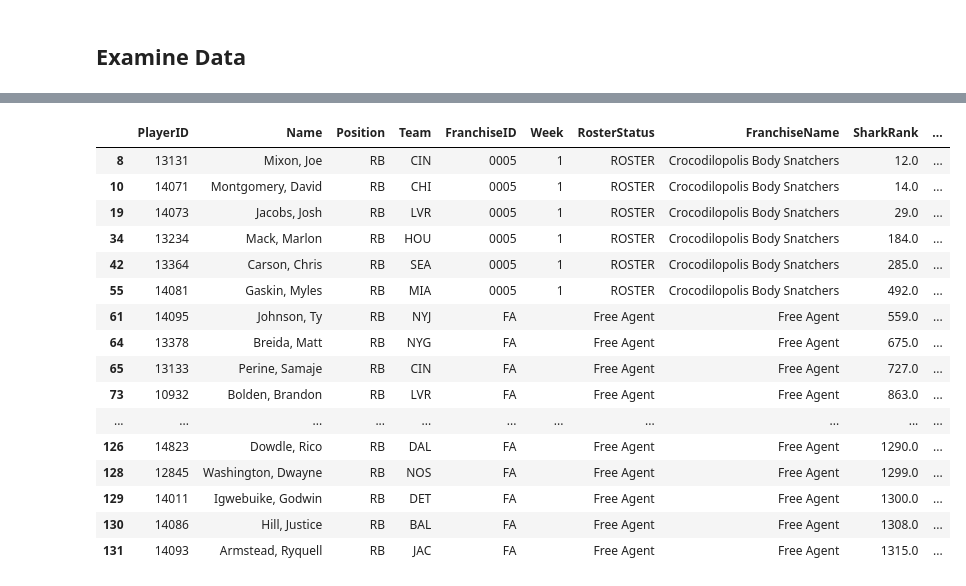
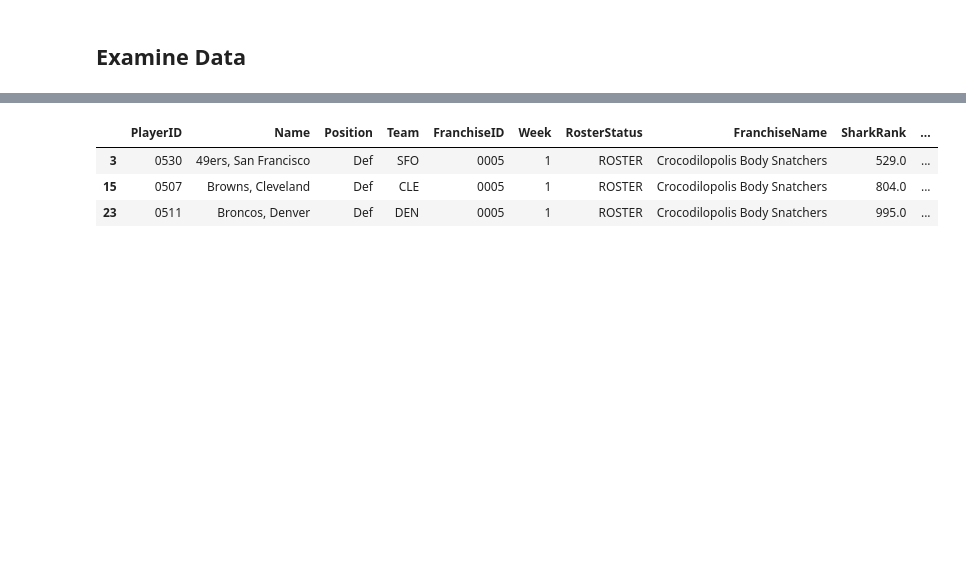
Before and after one commit to travisdharry/NoCoffeeSharps, a Jupyter notebook: CurrentYear_PlayerAnalysis.ipynb, the cells around one changed output, grey strips where cells are left out. Cells and saved outputs as stored; diff of their text form; code cells hidden in the pictures; blank space fills up the shorter version.

```diff
--- a/CurrentYear_PlayerAnalysis.ipynb
+++ b/CurrentYear_PlayerAnalysis.ipynb
@@ -265,21 +262,8 @@ fig.show()
 # %%
 FranchiseSelection = ["Free Agent", "Crocodilopolis Body Snatchers"]
-rbs_2022[rbs_2022['FranchiseName'].isin(FranchiseSelection)].sort_values(by="Projection_Relative", ascending=False).head(50)
+defs_2022[defs_2022['FranchiseName'].isin(FranchiseSelection)].sort_values(by="Projection_Relative", ascending=False).head(50)
 # %% [output]
 |  | PlayerID | Name | Position | Team | FranchiseID | Week | RosterStatus | FranchiseName | SharkRank | ... |
-| 8 | 13131 | Mixon, Joe | RB | CIN | 0005 | 1 | ROSTER | Crocodilopolis Body Snatchers | 12.0 | ... |
-| 10 | 14071 | Montgomery, David | RB | CHI | 0005 | 1 | ROSTER | Crocodilopolis Body Snatchers | 14.0 | ... |
-| 19 | 14073 | Jacobs, Josh | RB | LVR | 0005 | 1 | ROSTER | Crocodilopolis Body Snatchers | 29.0 | ... |
-| 34 | 13234 | Mack, Marlon | RB | HOU | 0005 | 1 | ROSTER | Crocodilopolis Body Snatchers | 184.0 | ... |
-| 42 | 13364 | Carson, Chris | RB | SEA | 0005 | 1 | ROSTER | Crocodilopolis Body Snatchers | 285.0 | ... |
-| 55 | 14081 | Gaskin, Myles | RB | MIA | 0005 | 1 | ROSTER | Crocodilopolis Body Snatchers | 492.0 | ... |
-| 61 | 14095 | Johnson, Ty | RB | NYJ | FA |  | Free Agent | Free Agent | 559.0 | ... |
-| 64 | 13378 | Breida, Matt | RB | NYG | FA |  | Free Agent | Free Agent | 675.0 | ... |
-| 65 | 13133 | Perine, Samaje | RB | CIN | FA |  | Free Agent | Free Agent | 727.0 | ... |
-| 73 | 10932 | Bolden, Brandon | RB | LVR | FA |  | Free Agent | Free Agent | 863.0 | ... |
-| ... | ... | ... | ... | ... | ... | ... | ... | ... | ... | ... |
-| 126 | 14823 | Dowdle, Rico | RB | DAL | FA |  | Free Agent | Free Agent | 1290.0 | ... |
-| 128 | 12845 | Washington, Dwayne | RB | NOS | FA |  | Free Agent | Free Agent | 1299.0 | ... |
-| 129 | 14011 | Igwebuike, Godwin | RB | DET | FA |  | Free Agent | Free Agent | 1300.0 | ... |
-| 130 | 14086 | Hill, Justice | RB | BAL | FA |  | Free Agent | Free Agent | 1308.0 | ... |
-| 131 | 14093 | Armstead, Ryquell | RB | JAC | FA |  | Free Agent | Free Agent | 1315.0 | ... |
+| 3 | 0530 | 49ers, San Francisco | Def | SFO | 0005 | 1 | ROSTER | Crocodilopolis Body Snatchers | 529.0 | ... |
+| 15 | 0507 | Browns, Cleveland | Def | CLE | 0005 | 1 | ROSTER | Crocodilopolis Body Snatchers | 804.0 | ... |
+| 23 | 0511 | Broncos, Denver | Def | DEN | 0005 | 1 | ROSTER | Crocodilopolis Body Snatchers | 995.0 | ... |
```
Also changed, not shown: parts of 3 cells of this notebook.
